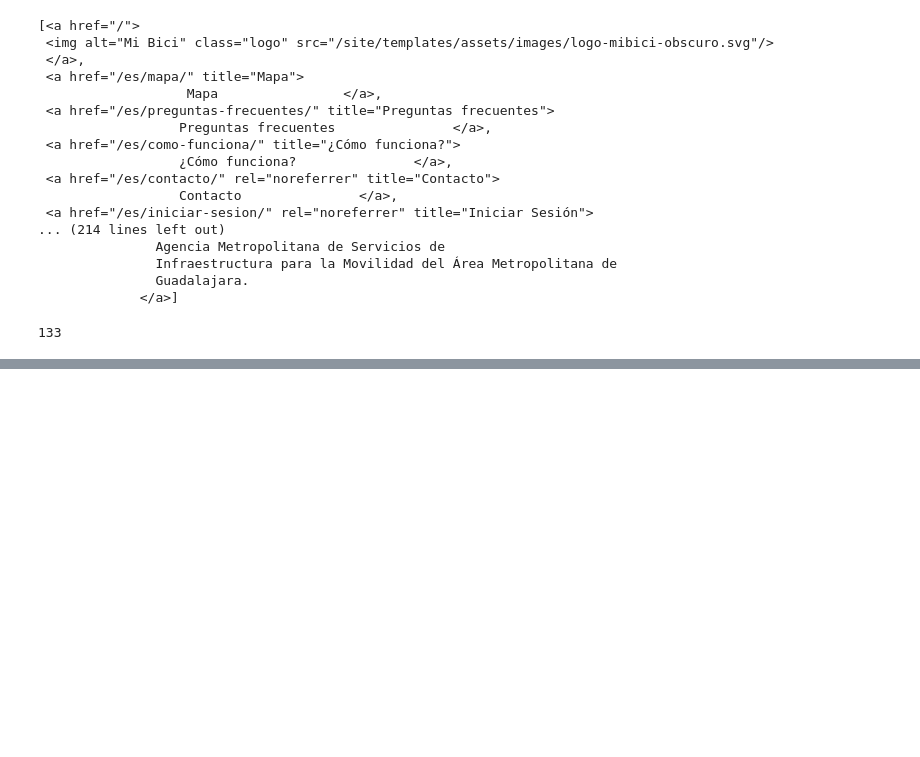
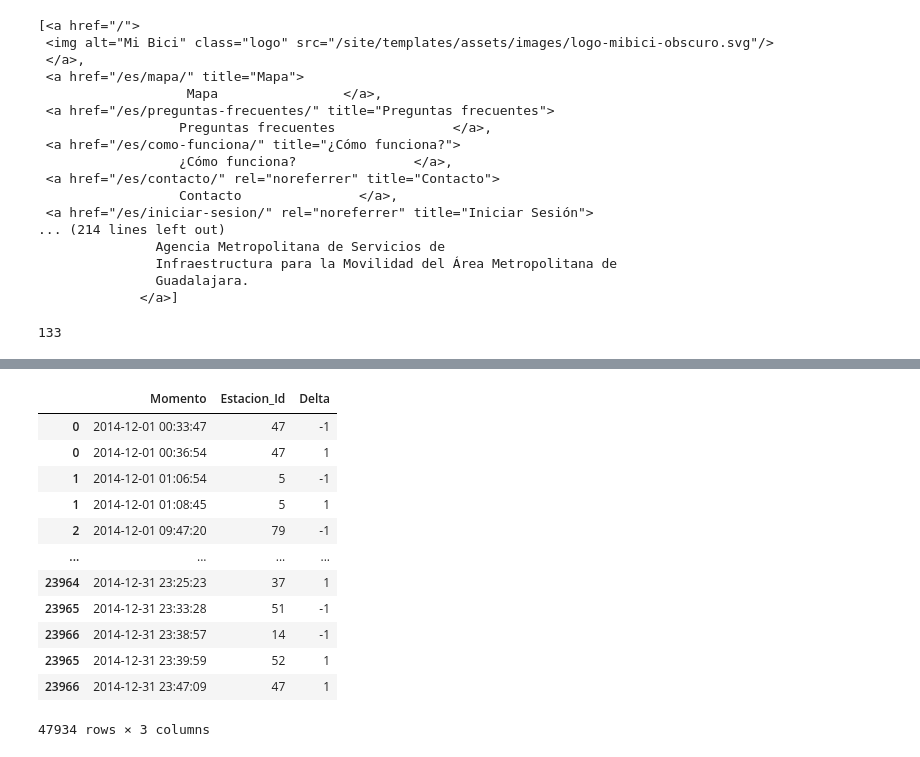
Before and after one commit to lssierra/Project_MiBici, a Jupyter notebook: MiBici_notebook.ipynb, the cells around one changed output, grey strips where cells are left out. Cells and saved outputs as stored; diff of their text form; code cells hidden in the pictures; blank space fills up the shorter version.

```diff
--- a/MiBici_notebook.ipynb
+++ b/MiBici_notebook.ipynb
@@ -143,0 +167,5 @@ df = pd.concat(dfs)
+# %%
+#format columns
+df['Inicio_del_viaje'] = pd.to_datetime(df['Inicio_del_viaje'])
+df['Fin_del_viaje'] = pd.to_datetime(df['Fin_del_viaje'])
+df['Fin_del_viaje']
@@ -143,0 +185,3 @@ df = pd.concat(dfs)
+# %%
+eventos_inicio = df[['Inicio_del_viaje', 'Origen_Id']].rename(columns={'Inicio_del_viaje':'Momento', 'Origen_Id':'Estacion_Id'})
+eventos_inicio['Delta'] = -1
@@ -143,0 +192,18 @@ df = pd.concat(dfs)
+# %%
+
+eventos = pd.concat([eventos_inicio,eventos_fin]).sort_values('Momento')
+eventos
+# %% [output]
+|  | Momento | Estacion_Id | Delta |
+| 0 | 2014-12-01 00:33:47 | 47 | -1 |
+| 0 | 2014-12-01 00:36:54 | 47 | 1 |
+| 1 | 2014-12-01 01:06:54 | 5 | -1 |
+| 1 | 2014-12-01 01:08:45 | 5 | 1 |
+| 2 | 2014-12-01 09:47:20 | 79 | -1 |
+| ... | ... | ... | ... |
+| 23964 | 2014-12-31 23:25:23 | 37 | 1 |
+| 23965 | 2014-12-31 23:33:28 | 51 | -1 |
+| 23966 | 2014-12-31 23:38:57 | 14 | -1 |
+| 23965 | 2014-12-31 23:39:59 | 52 | 1 |
+| 23966 | 2014-12-31 23:47:09 | 47 | 1 |
+47934 rows × 3 columns
```
Also changed, not shown: parts of 15 cells of this notebook, 1 other file.
